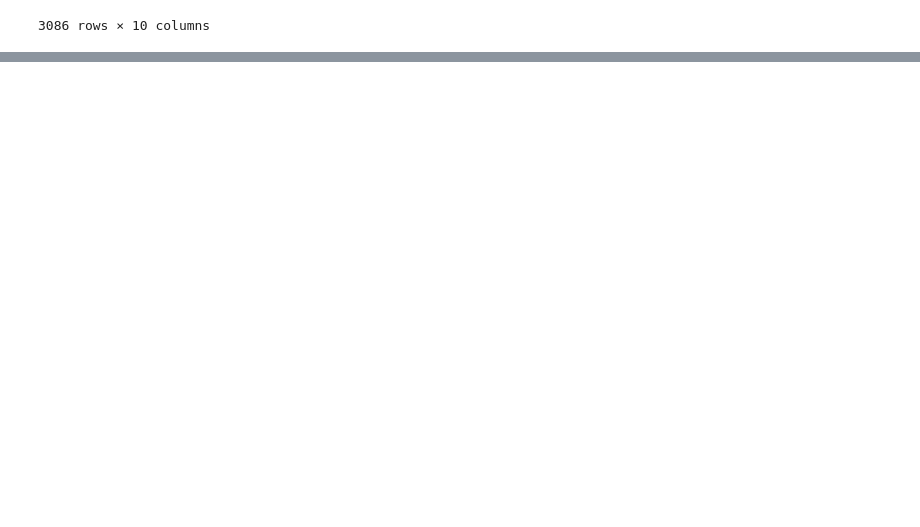
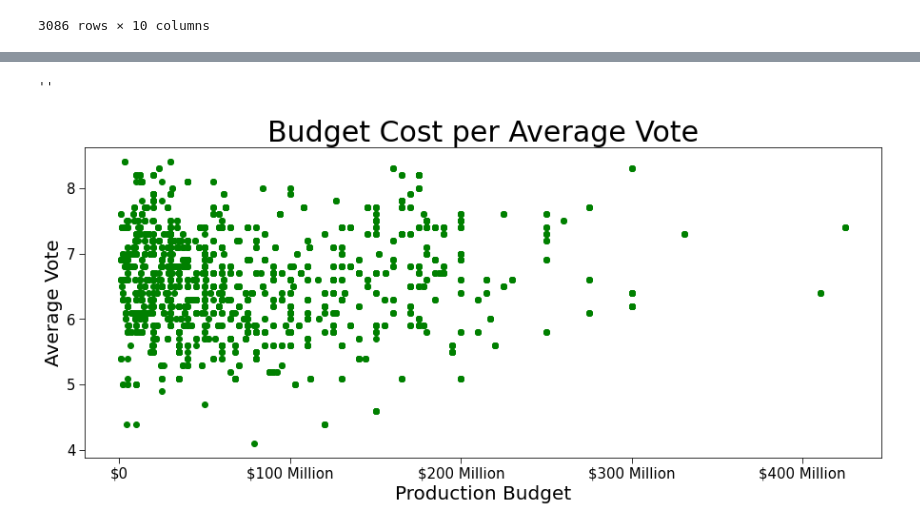
Before and after one commit to Co-nn/Movie-Analysis-Project, a Jupyter notebook: Connor/Untitled.ipynb, the cells around one changed output, grey strips where cells are left out. Saved outputs shown, nothing was run; the diff lists cells and outputs as text; code cells hidden in the pictures; blank space fills up the shorter version.

```diff
--- a/Connor/Untitled.ipynb
+++ b/Connor/Untitled.ipynb
@@ -262,0 +308,4 @@ top = weighted_avg.sort_values("count/vote_score", ascending = False)
+# %%
+gm_genre_df["genre_ids"] = gm_genre_df["genre_ids"].map(genre_id)
+# %%
+gm_genre_df["production_budget"] = gm_genre_df["production_budget"].str.replace("$","").str.replace(",","")
@@ -282,0 +447,17 @@ fig.add_artist(lines.Line2D([.3935, .3935], [.12, .88]))
+# %%
+fig, ax = plt.subplots(figsize=(15,6))
+palet =plt.get_cmap("Set1")
+ax.scatter(y=gm_genre_df["vote_average"], x=gm_genre_df["production_budget"], color = "green")
+
+ax.set_xlabel("Production Budget", fontsize=20)
+ax.set_ylabel("Average Vote", fontsize=20)
+ax.set_title("Budget Cost per Average Vote", fontsize=30)
+ax.set_xticklabels(las, minor=False)
+# ax.set_xticks(lis, minor=True)
+# ax.set_xticklabels(lis, minor=True)
+ax.tick_params(length=6, which="both", labelsize=15)
+plt.savefig("Graphs/BudgetCostperAverage")
+;
+# %% [output]
+''
+[figure, added]
```
Also changed, not shown: parts of 32 cells of this notebook, 3 other files.
